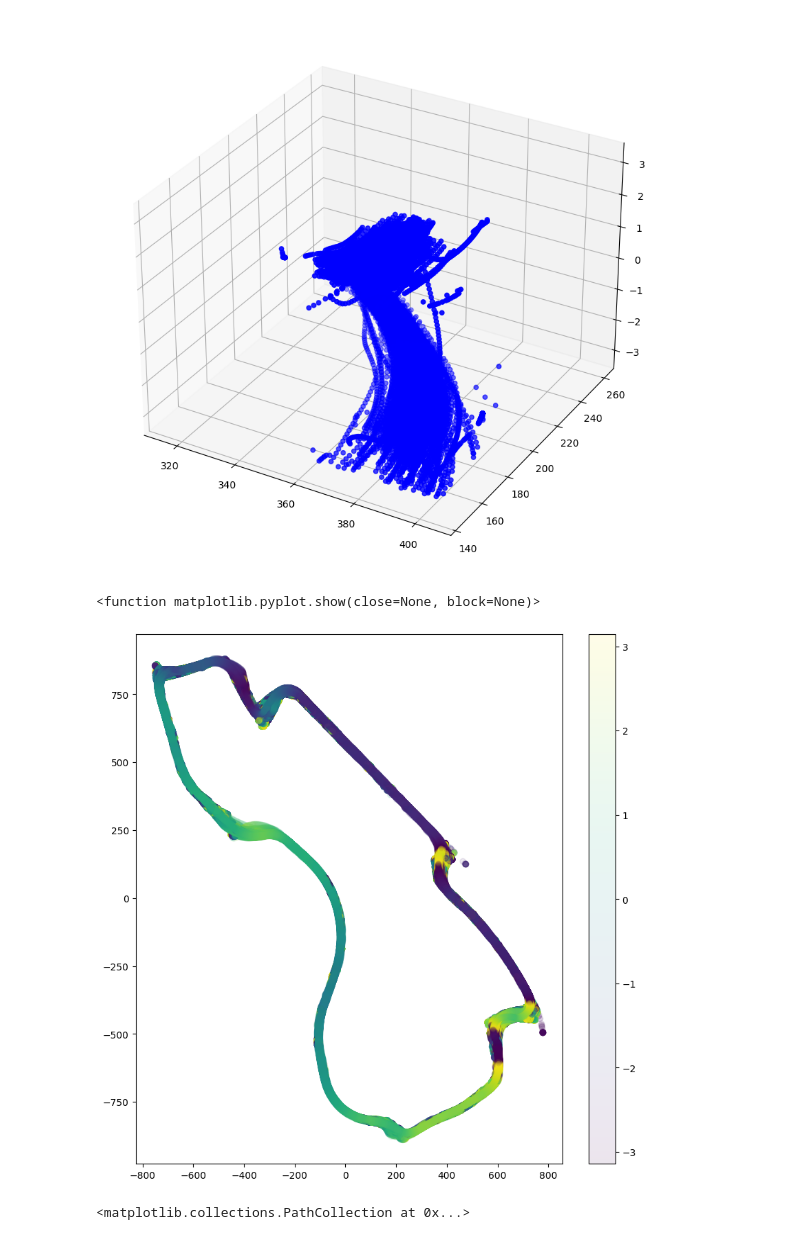
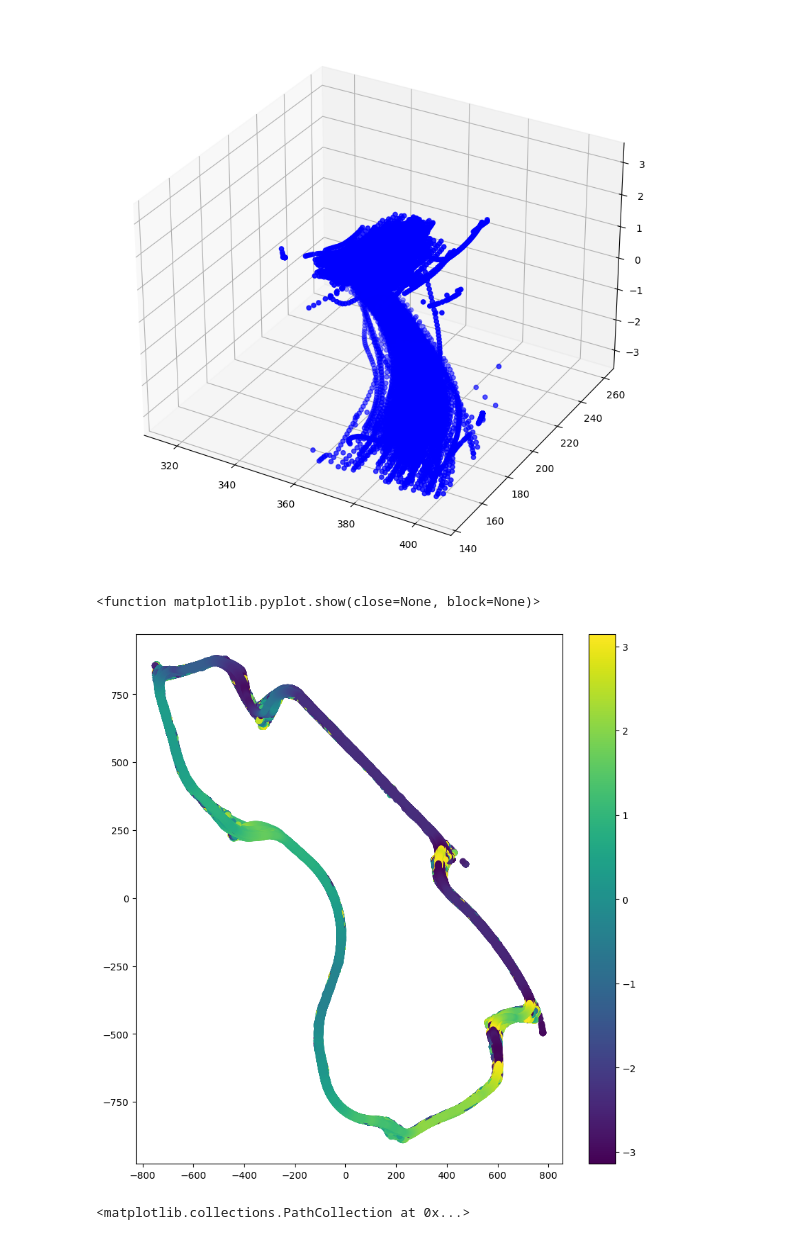
Before and after one commit to Bgon01/Data3001-capstone, a Jupyter notebook: eda/eda.ipynb, the cells around one changed output. Saved outputs shown, nothing was run; the diff lists cells and outputs as text; code cells hidden in the pictures.

```diff
--- a/eda/eda.ipynb
+++ b/eda/eda.ipynb
@@ -54,14 +54,14 @@ plt.show
 # %%
 fig = plt.figure(figsize = (10, 10))
 X = df['WORLDPOSX']
 Y = df['WORLDPOSY']
 Z = df['YAW']
-plt.scatter(X,Y,c=Z, cmap='viridis', alpha=0.1)
+plt.scatter(X,Y,c=Z, cmap='viridis', alpha=1)
 plt.colorbar()
 plt.show
 # %% [output]
 <function matplotlib.pyplot.show(close=None, block=None)>
-[figure, old version]
+[figure, new version]
 # %%
 plt.scatter(f1_2022_df['PITCH'], f1_2022_df['ROLL'])
 # %% [output]
```
Also changed, not shown: 1 other file.
